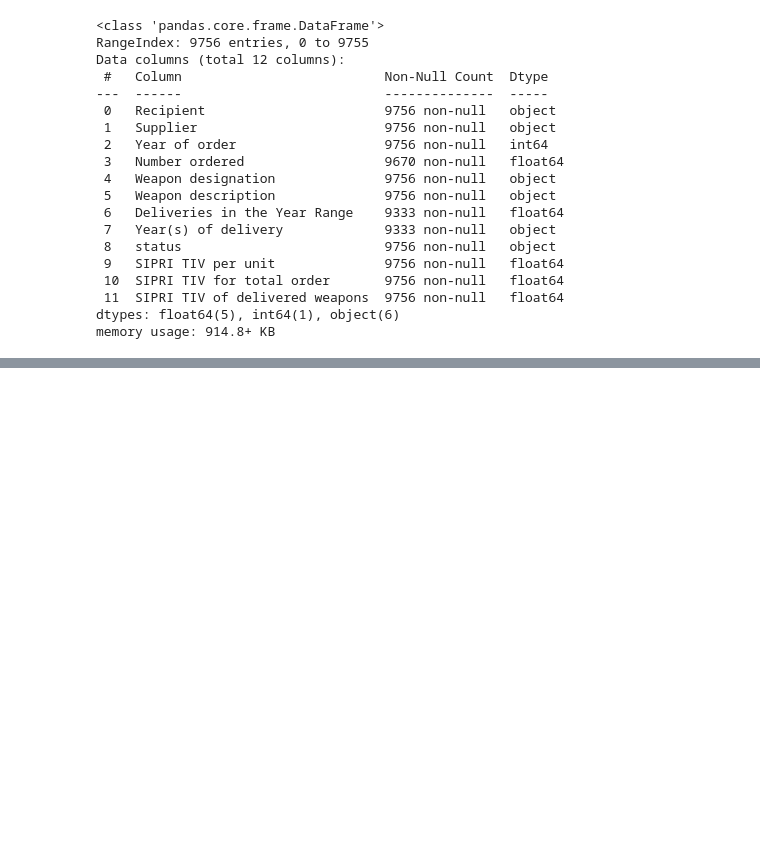
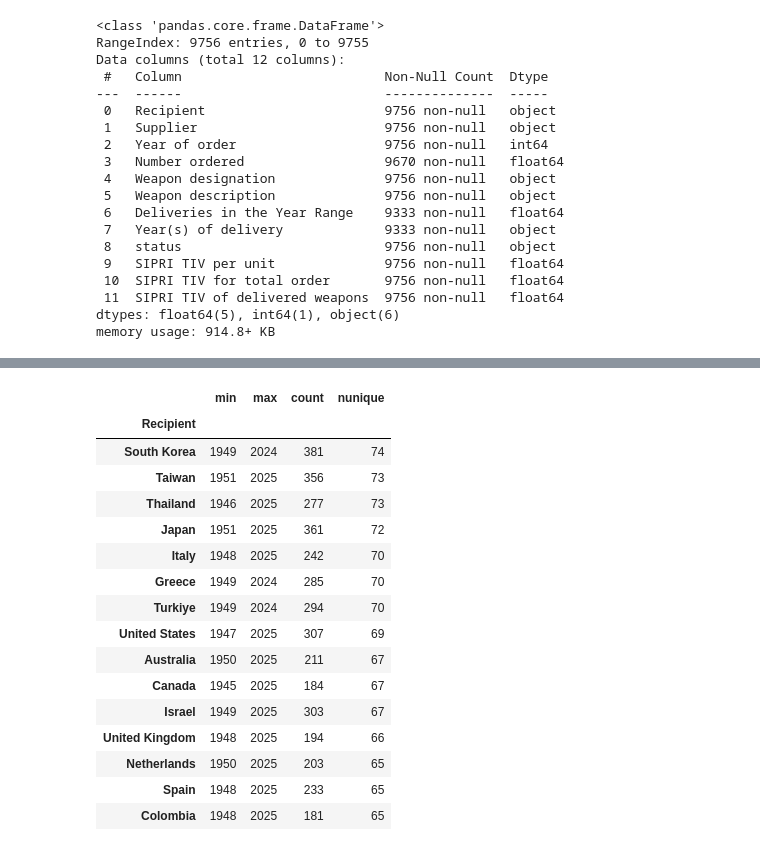
Before and after one commit to Requiessss/DATA-science-prj, a Jupyter notebook: Main_prj.ipynb, the cells around one changed output, grey strips where cells are left out. Saved outputs shown, nothing was run; the diff lists cells and outputs as text; code cells hidden in the pictures; blank space fills up the shorter version.

```diff
--- a/Main_prj.ipynb
+++ b/Main_prj.ipynb
@@ -39,0 +219,26 @@ arms_df.to_csv("arms_transfers_final_clean.csv", index=False)
+# %%
+long_term_recipients = (
+    arms_df.groupby("Recipient")["Year of order"]
+    .agg(["min", "max", "count", "nunique"])
+    .sort_values("nunique", ascending=False)
+)
+
+long_term_recipients.head(15)
+# %% [output]
+|  | min | max | count | nunique |
+| Recipient |  |  |  |  |
+| South Korea | 1949 | 2024 | 381 | 74 |
+| Taiwan | 1951 | 2025 | 356 | 73 |
+| Thailand | 1946 | 2025 | 277 | 73 |
+| Japan | 1951 | 2025 | 361 | 72 |
+| Italy | 1948 | 2025 | 242 | 70 |
+| Greece | 1949 | 2024 | 285 | 70 |
+| Turkiye | 1949 | 2024 | 294 | 70 |
+| United States | 1947 | 2025 | 307 | 69 |
+| Australia | 1950 | 2025 | 211 | 67 |
+| Canada | 1945 | 2025 | 184 | 67 |
+| Israel | 1949 | 2025 | 303 | 67 |
+| United Kingdom | 1948 | 2025 | 194 | 66 |
+| Netherlands | 1950 | 2025 | 203 | 65 |
+| Spain | 1948 | 2025 | 233 | 65 |
+| Colombia | 1948 | 2025 | 181 | 65 |
```
Also changed, not shown: parts of 14 cells of this notebook.
